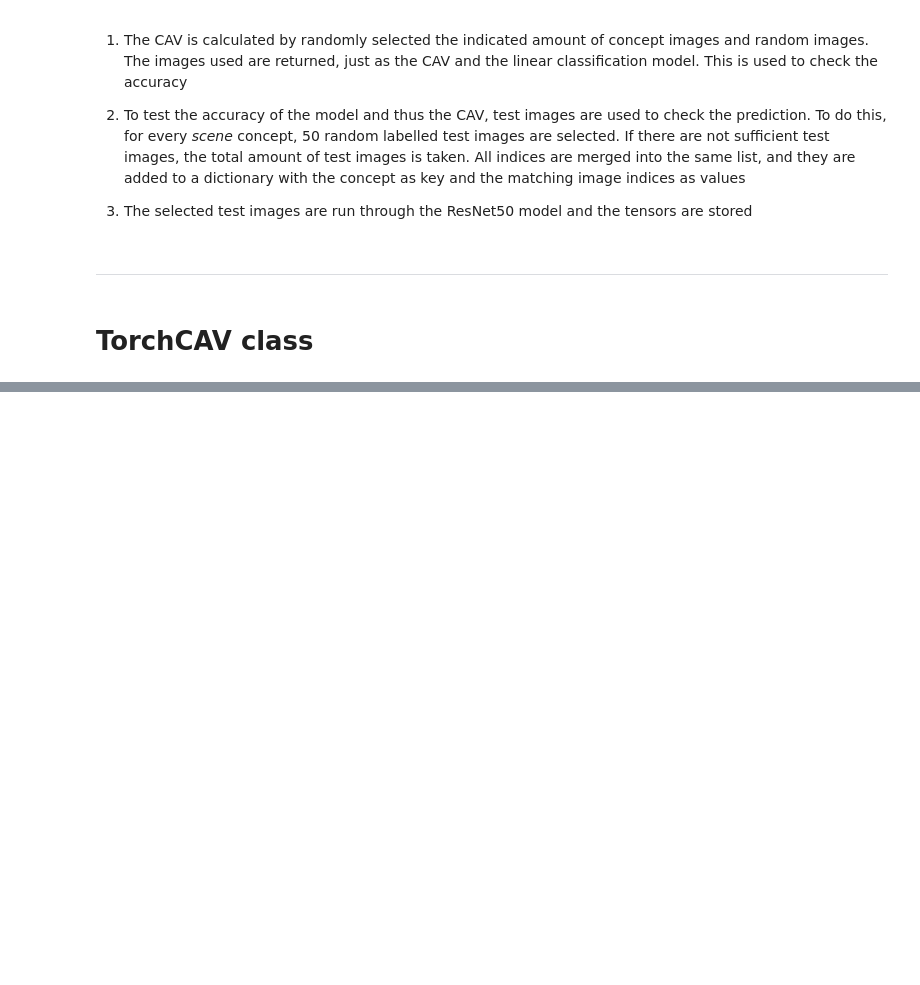
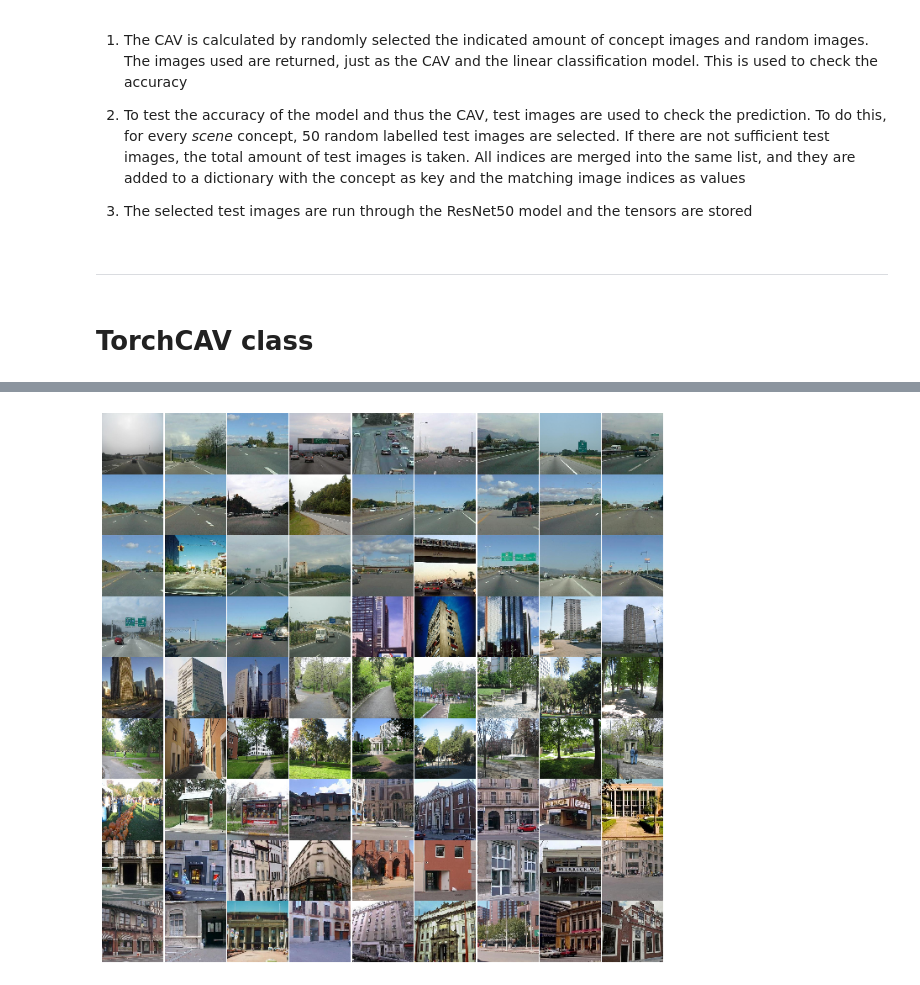
Before and after one commit to Pimmmm/Thesis-Scripts, a Jupyter notebook: p1_main.ipynb, the cells around one changed output, grey strips where cells are left out. Cells and saved outputs as stored; diff of their text form; code cells hidden in the pictures; blank space fills up the shorter version.

```diff
--- a/p1_main.ipynb
+++ b/p1_main.ipynb
@@ -636,3 +730,3 @@ class TorchCAV(object):
 # %%
-mountain_snowy = TorchCAV('mountain_snowy-s', 10, 100, basenet, out_layer, train_broden_dataset, test_broden_dataset,
+street = TorchCAV('street-s', 50, 250, basenet, out_layer, train_broden_dataset, test_broden_dataset,
                           training_data, test_data, scene_concepts)
@@ -645,0 +733,2 @@ mountain_snowy.accuracy
+# %%
+street.train_lm()
@@ -646,3 +737,7 @@ mountain_snowy.accuracy
+# %%
+street.view_FP()
+# %% [output]
+[figure, added]
 # %%
 accuracy_dictionary = {}
 # %%
```
Also changed, not shown: parts of 10 cells of this notebook.
